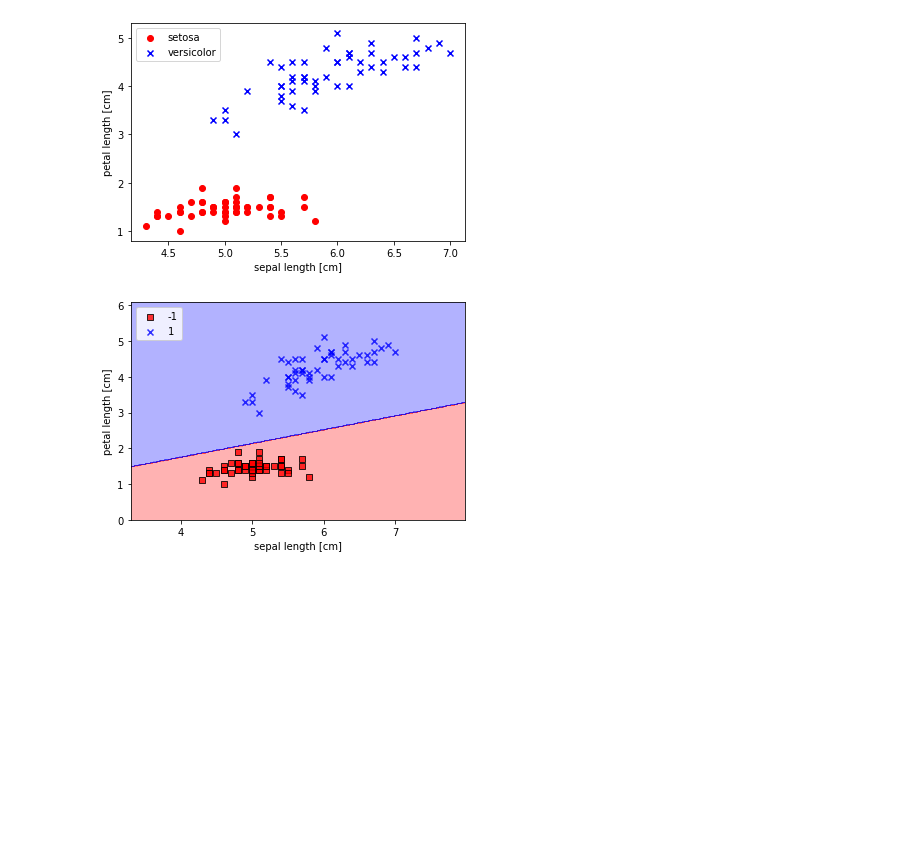
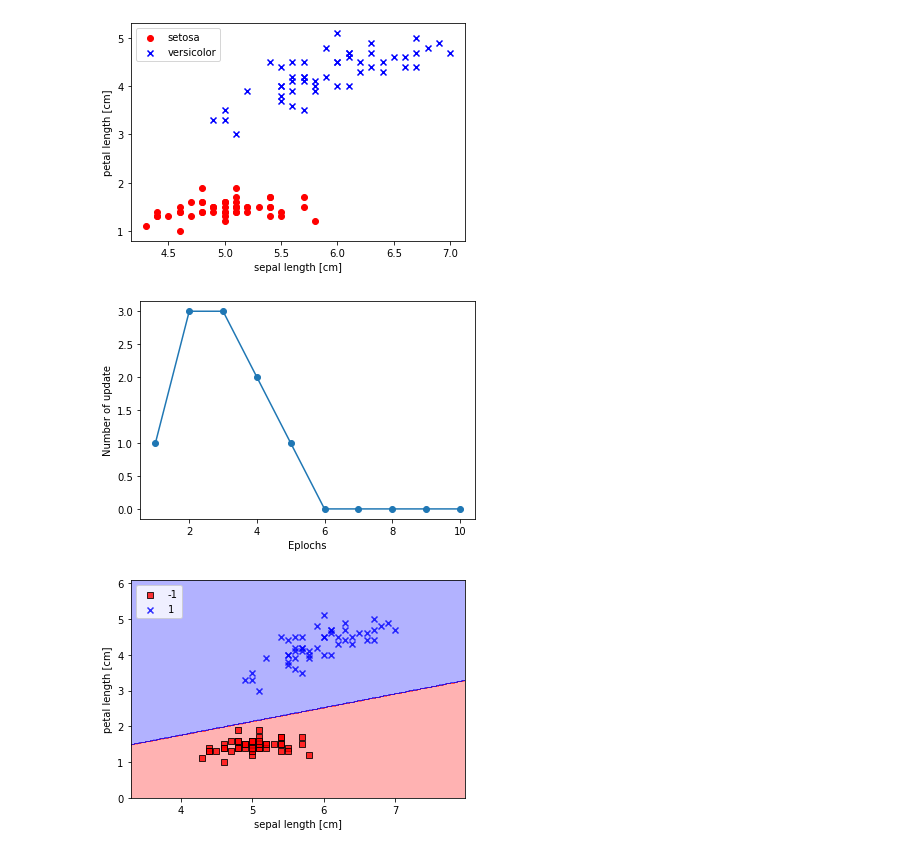
Before and after one commit to GOD-oda/python-ml-2nd-edition, a Jupyter notebook: python_ml_2nd_edition.ipynb, the cells around one changed output. Cells and saved outputs as stored; diff of their text form; code cells hidden in the pictures; blank space fills up the shorter version.

```diff
--- a/python_ml_2nd_edition.ipynb
+++ b/python_ml_2nd_edition.ipynb
@@ -96,11 +96,13 @@ plt.show()
 [figure]
 # %%
 ppn = Perceptron(eta=0.1, n_iter=10)
-ppn.fit(x, y)print(x, y)
+ppn.fit(x, y)
 plt.plot(range(1, len(ppn.errors_) + 1), ppn.errors_, marker='o')
 plt.xlabel('Eplochs')
 plt.ylabel('Number of update')
 plt.show()
+# %% [output]
+[figure, added]
 # %%
 from matplotlib.colors import ListedColormap
 
```
Also changed, not shown: parts of 3 cells of this notebook.
